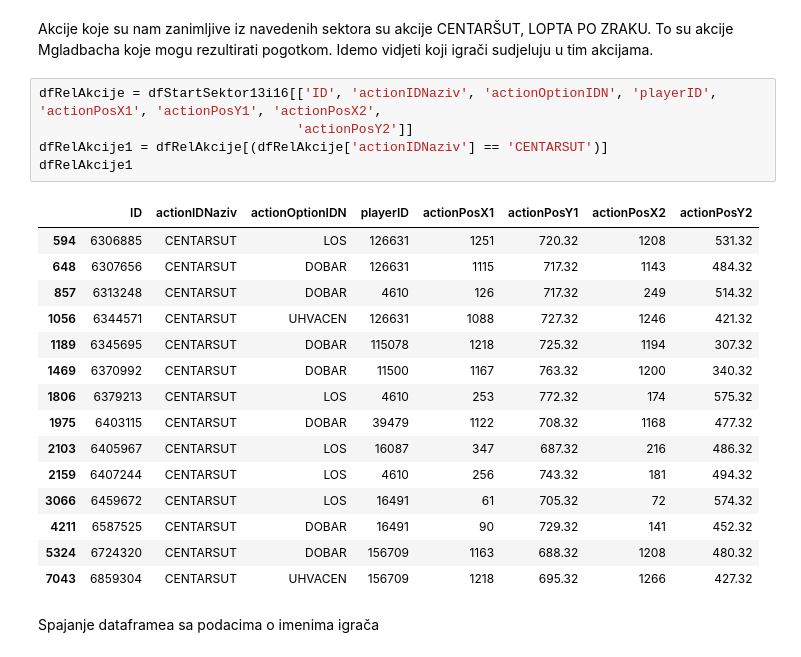
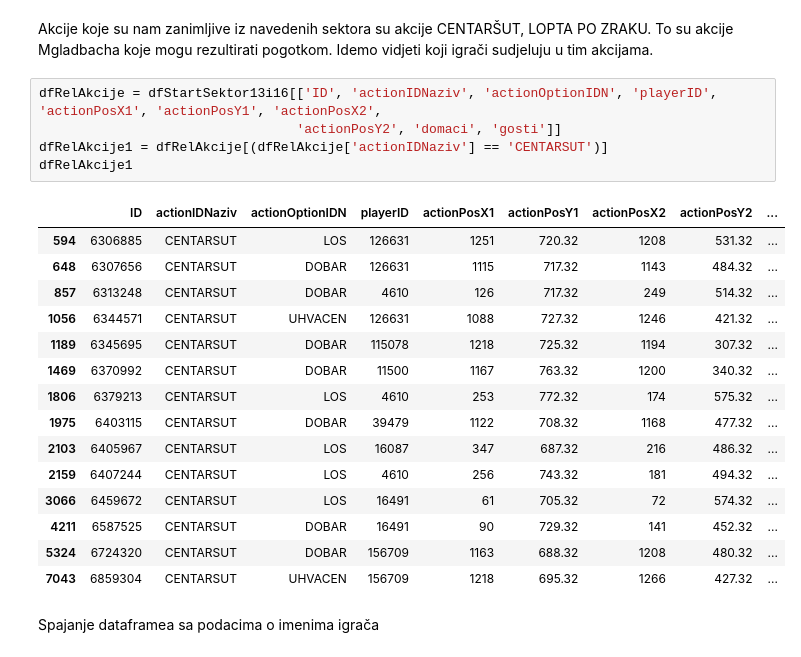
Before and after one commit to hrvatskibogmars/brainstormers, a Jupyter notebook: analysis/techo_notebooks/Klasteriranje/Mgladbach/Exploring data in cluster1 and cluster0 - Mgladbach.ipynb, the cells around one changed output. Drawn from its saved outputs; the diff is of its cells as text.

```diff
--- a/analysis/techo_notebooks/Klasteriranje/Mgladbach/Exploring data in cluster1 and cluster0 - Mgladbach.ipynb
+++ b/analysis/techo_notebooks/Klasteriranje/Mgladbach/Exploring data in cluster1 and cluster0 - Mgladbach.ipynb
@@ -55,25 +55,25 @@ dtype: int64
 Akcije koje su nam zanimljive iz navedenih sektora su akcije CENTARŠUT, LOPTA PO ZRAKU. To su akcije Mgladbacha koje mogu rezultirati pogotkom. Idemo vidjeti koji igrači sudjeluju u tim akcijama.
 # %%
 dfRelAkcije = dfStartSektor13i16[['ID', 'actionIDNaziv', 'actionOptionIDN', 'playerID', 'actionPosX1', 'actionPosY1', 'actionPosX2',
-                                 'actionPosY2']]
+                                 'actionPosY2', 'domaci', 'gosti']]
 dfRelAkcije1 = dfRelAkcije[(dfRelAkcije['actionIDNaziv'] == 'CENTARSUT')]
 dfRelAkcije1
 # %% [output]
-|  | ID | actionIDNaziv | actionOptionIDN | playerID | actionPosX1 | actionPosY1 | actionPosX2 | actionPosY2 |
-| 594 | 6306885 | CENTARSUT | LOS | 126631 | 1251 | 720.32 | 1208 | 531.32 |
-| 648 | 6307656 | CENTARSUT | DOBAR | 126631 | 1115 | 717.32 | 1143 | 484.32 |
-| 857 | 6313248 | CENTARSUT | DOBAR | 4610 | 126 | 717.32 | 249 | 514.32 |
-| 1056 | 6344571 | CENTARSUT | UHVACEN | 126631 | 1088 | 727.32 | 1246 | 421.32 |
-| 1189 | 6345695 | CENTARSUT | DOBAR | 115078 | 1218 | 725.32 | 1194 | 307.32 |
-| 1469 | 6370992 | CENTARSUT | DOBAR | 11500 | 1167 | 763.32 | 1200 | 340.32 |
-| 1806 | 6379213 | CENTARSUT | LOS | 4610 | 253 | 772.32 | 174 | 575.32 |
-| 1975 | 6403115 | CENTARSUT | DOBAR | 39479 | 1122 | 708.32 | 1168 | 477.32 |
-| 2103 | 6405967 | CENTARSUT | LOS | 16087 | 347 | 687.32 | 216 | 486.32 |
-| 2159 | 6407244 | CENTARSUT | LOS | 4610 | 256 | 743.32 | 181 | 494.32 |
-| 3066 | 6459672 | CENTARSUT | LOS | 16491 | 61 | 705.32 | 72 | 574.32 |
-| 4211 | 6587525 | CENTARSUT | DOBAR | 16491 | 90 | 729.32 | 141 | 452.32 |
-| 5324 | 6724320 | CENTARSUT | DOBAR | 156709 | 1163 | 688.32 | 1208 | 480.32 |
-| 7043 | 6859304 | CENTARSUT | UHVACEN | 156709 | 1218 | 695.32 | 1266 | 427.32 |
+|  | ID | actionIDNaziv | actionOptionIDN | playerID | actionPosX1 | actionPosY1 | actionPosX2 | actionPosY2 | ... |
+| 594 | 6306885 | CENTARSUT | LOS | 126631 | 1251 | 720.32 | 1208 | 531.32 | ... |
+| 648 | 6307656 | CENTARSUT | DOBAR | 126631 | 1115 | 717.32 | 1143 | 484.32 | ... |
+| 857 | 6313248 | CENTARSUT | DOBAR | 4610 | 126 | 717.32 | 249 | 514.32 | ... |
+| 1056 | 6344571 | CENTARSUT | UHVACEN | 126631 | 1088 | 727.32 | 1246 | 421.32 | ... |
+| 1189 | 6345695 | CENTARSUT | DOBAR | 115078 | 1218 | 725.32 | 1194 | 307.32 | ... |
+| 1469 | 6370992 | CENTARSUT | DOBAR | 11500 | 1167 | 763.32 | 1200 | 340.32 | ... |
+| 1806 | 6379213 | CENTARSUT | LOS | 4610 | 253 | 772.32 | 174 | 575.32 | ... |
+| 1975 | 6403115 | CENTARSUT | DOBAR | 39479 | 1122 | 708.32 | 1168 | 477.32 | ... |
+| 2103 | 6405967 | CENTARSUT | LOS | 16087 | 347 | 687.32 | 216 | 486.32 | ... |
+| 2159 | 6407244 | CENTARSUT | LOS | 4610 | 256 | 743.32 | 181 | 494.32 | ... |
+| 3066 | 6459672 | CENTARSUT | LOS | 16491 | 61 | 705.32 | 72 | 574.32 | ... |
+| 4211 | 6587525 | CENTARSUT | DOBAR | 16491 | 90 | 729.32 | 141 | 452.32 | ... |
+| 5324 | 6724320 | CENTARSUT | DOBAR | 156709 | 1163 | 688.32 | 1208 | 480.32 | ... |
+| 7043 | 6859304 | CENTARSUT | UHVACEN | 156709 | 1218 | 695.32 | 1266 | 427.32 | ... |
 # %% [markdown]
 Spajanje dataframea sa podacima o imenima igrača
 # %%
```
Also changed, not shown: parts of 2 cells of this notebook, 7 other files.
